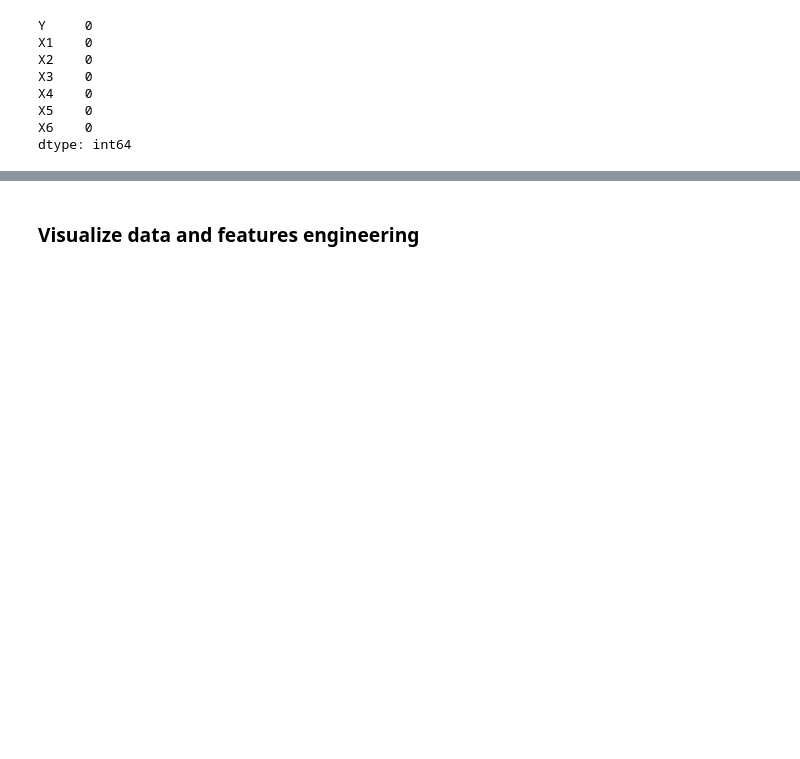
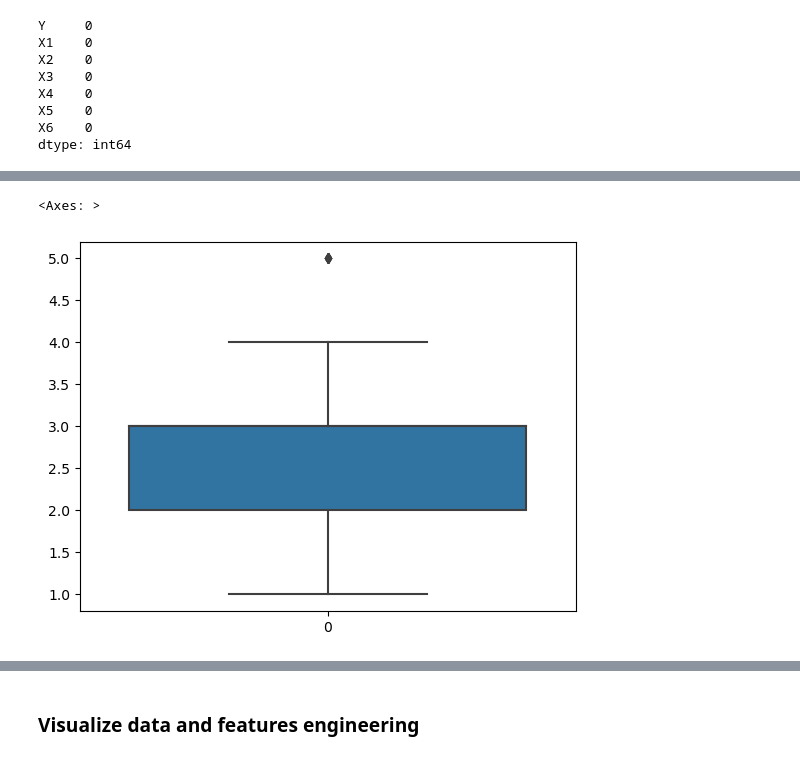
Before and after one commit to chiara89/mFi8znFt4ZE6Spwv, a Jupyter notebook: happyCustomerModel.ipynb, the cells around one changed output, grey strips where cells are left out. Cells and saved outputs as stored; diff of their text form; code cells hidden in the pictures; blank space fills up the shorter version.

```diff
--- a/happyCustomerModel.ipynb
+++ b/happyCustomerModel.ipynb
@@ -108,0 +124,5 @@ dtype: int64
+# %%
+sns.boxplot(df['X2'])
+# %% [output]
+<Axes: >
+[figure, added]
```
Also changed, not shown: parts of 23 cells of this notebook.
